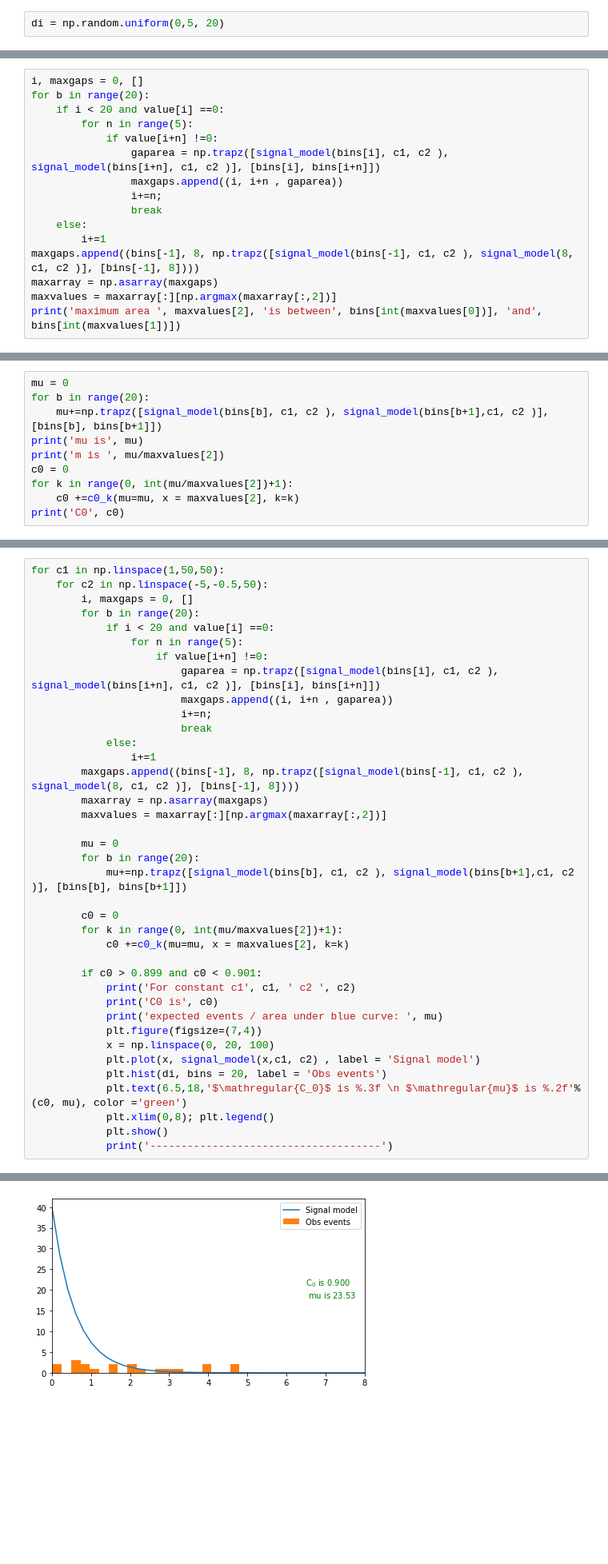
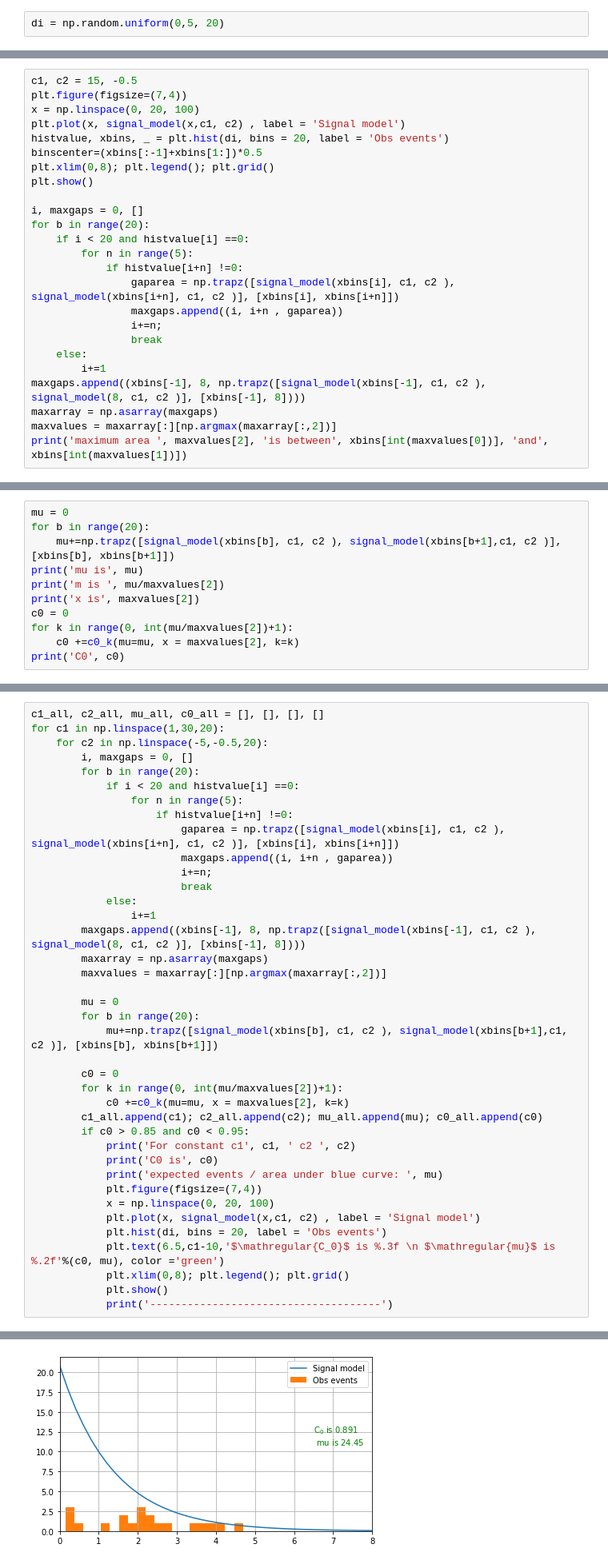
Before and after one commit to villano-lab/SCDMS-journal-club, a Jupyter notebook: Oct-2022-UpperLimitUnknownBackgrounds/Events_SD.ipynb, the cells around one changed output, grey strips where cells are left out. Shown at 80% size. Drawn from its saved outputs; the diff is of its cells as text; blank space fills up the shorter version.

```diff
--- a/Oct-2022-UpperLimitUnknownBackgrounds/Events_SD.ipynb
+++ b/Oct-2022-UpperLimitUnknownBackgrounds/Events_SD.ipynb
@@ -26,17 +26,26 @@ plt.show()
 # %%
+c1, c2 = 15, -0.5
+plt.figure(figsize=(7,4))
+x = np.linspace(0, 20, 100)
+plt.plot(x, signal_model(x,c1, c2) , label = 'Signal model')
+histvalue, xbins, _ = plt.hist(di, bins = 20, label = 'Obs events')
+binscenter=(xbins[:-1]+xbins[1:])*0.5
+plt.xlim(0,8); plt.legend(); plt.grid()
+plt.show()
+
 i, maxgaps = 0, []
 for b in range(20):
-    if i < 20 and value[i] ==0:
+    if i < 20 and histvalue[i] ==0:
         for n in range(5):
-            if value[i+n] !=0:
-                gaparea = np.trapz([signal_model(bins[i], c1, c2 ), signal_model(bins[i+n], c1, c2 )], [bins[i], bins[i+n]])
+            if histvalue[i+n] !=0:
+                gaparea = np.trapz([signal_model(xbins[i], c1, c2 ), signal_model(xbins[i+n], c1, c2 )], [xbins[i], xbins[i+n]])
                 maxgaps.append((i, i+n , gaparea))
                 i+=n;
                 break
     else:
         i+=1
-maxgaps.append((bins[-1], 8, np.trapz([signal_model(bins[-1], c1, c2 ), signal_model(8, c1, c2 )], [bins[-1], 8])))
+maxgaps.append((xbins[-1], 8, np.trapz([signal_model(xbins[-1], c1, c2 ), signal_model(8, c1, c2 )], [xbins[-1], 8])))
 maxarray = np.asarray(maxgaps)
 maxvalues = maxarray[:][np.argmax(maxarray[:,2])]
-print('maximum area ', maxvalues[2], 'is between', bins[int(maxvalues[0])], 'and', bins[int(maxvalues[1])])
+print('maximum area ', maxvalues[2], 'is between', xbins[int(maxvalues[0])], 'and', xbins[int(maxvalues[1])])
 # %% [output]
@@ -44,9 +54,10 @@ maximum area  12.649812802999495 is between 0.606360294250188 and 1.060301579415
 # %%
 mu = 0
 for b in range(20):
-    mu+=np.trapz([signal_model(bins[b], c1, c2 ), signal_model(bins[b+1],c1, c2 )], [bins[b], bins[b+1]])
+    mu+=np.trapz([signal_model(xbins[b], c1, c2 ), signal_model(xbins[b+1],c1, c2 )], [xbins[b], xbins[b+1]])
 print('mu is', mu)
 print('m is ', mu/maxvalues[2])
+print('x is', maxvalues[2])
 c0 = 0
 for k in range(0, int(mu/maxvalues[2])+1):
     c0 +=c0_k(mu=mu, x = maxvalues[2], k=k)
@@ -60,30 +72,31 @@ C0 0.9998132394808381
 # %%
-for c1 in np.linspace(1,50,50):
-    for c2 in np.linspace(-5,-0.5,50):
+c1_all, c2_all, mu_all, c0_all = [], [], [], []
+for c1 in np.linspace(1,30,20):
+    for c2 in np.linspace(-5,-0.5,20):
         i, maxgaps = 0, []
         for b in range(20):
-            if i < 20 and value[i] ==0:
+            if i < 20 and histvalue[i] ==0:
                 for n in range(5):
-                    if value[i+n] !=0:
-                        gaparea = np.trapz([signal_model(bins[i], c1, c2 ), signal_model(bins[i+n], c1, c2 )], [bins[i], bins[i+n]])
+                    if histvalue[i+n] !=0:
+                        gaparea = np.trapz([signal_model(xbins[i], c1, c2 ), signal_model(xbins[i+n], c1, c2 )], [xbins[i], xbins[i+n]])
                         maxgaps.append((i, i+n , gaparea))
                         i+=n;
                         break
             else:
                 i+=1
-        maxgaps.append((bins[-1], 8, np.trapz([signal_model(bins[-1], c1, c2 ), signal_model(8, c1, c2 )], [bins[-1], 8])))
+        maxgaps.append((xbins[-1], 8, np.trapz([signal_model(xbins[-1], c1, c2 ), signal_model(8, c1, c2 )], [xbins[-1], 8])))
         maxarray = np.asarray(maxgaps)
         maxvalues = maxarray[:][np.argmax(maxarray[:,2])]
 
         mu = 0
         for b in range(20):
-            mu+=np.trapz([signal_model(bins[b], c1, c2 ), signal_model(bins[b+1],c1, c2 )], [bins[b], bins[b+1]])
+            mu+=np.trapz([signal_model(xbins[b], c1, c2 ), signal_model(xbins[b+1],c1, c2 )], [xbins[b], xbins[b+1]])
 
         c0 = 0
         for k in range(0, int(mu/maxvalues[2])+1):
             c0 +=c0_k(mu=mu, x = maxvalues[2], k=k)
-
-        if c0 > 0.899 and c0 < 0.901:
+        c1_all.append(c1); c2_all.append(c2); mu_all.append(mu); c0_all.append(c0)
+        if c0 > 0.85 and c0 < 0.95:
             print('For constant c1', c1, ' c2 ', c2)
             print('C0 is', c0)
             print('expected events / area under blue curve: ', mu)
@@ -91,8 +104,8 @@ for c1 in np.linspace(1,50,50):
             x = np.linspace(0, 20, 100)
             plt.plot(x, signal_model(x,c1, c2) , label = 'Signal model')
             plt.hist(di, bins = 20, label = 'Obs events')
-            plt.text(6.5,18,'$\mathregular{C_0}$ is %.3f \n $\mathregular{mu}$ is %.2f'%(c0, mu), color ='green')
-            plt.xlim(0,8); plt.legend()
+            plt.text(6.5,c1-10,'$\mathregular{C_0}$ is %.3f \n $\mathregular{mu}$ is %.2f'%(c0, mu), color ='green')
+            plt.xlim(0,8); plt.legend(); plt.grid()
             plt.show()
             print('-------------------------------------')
 # %% [output]
@@ -117,2 +130,2 @@ expected events / area under blue curve:  23.527256122044633
-[figure, old version]
+[figure, new version]
 -------------------------------------
```
Also changed, not shown: parts of 24 cells of this notebook.
